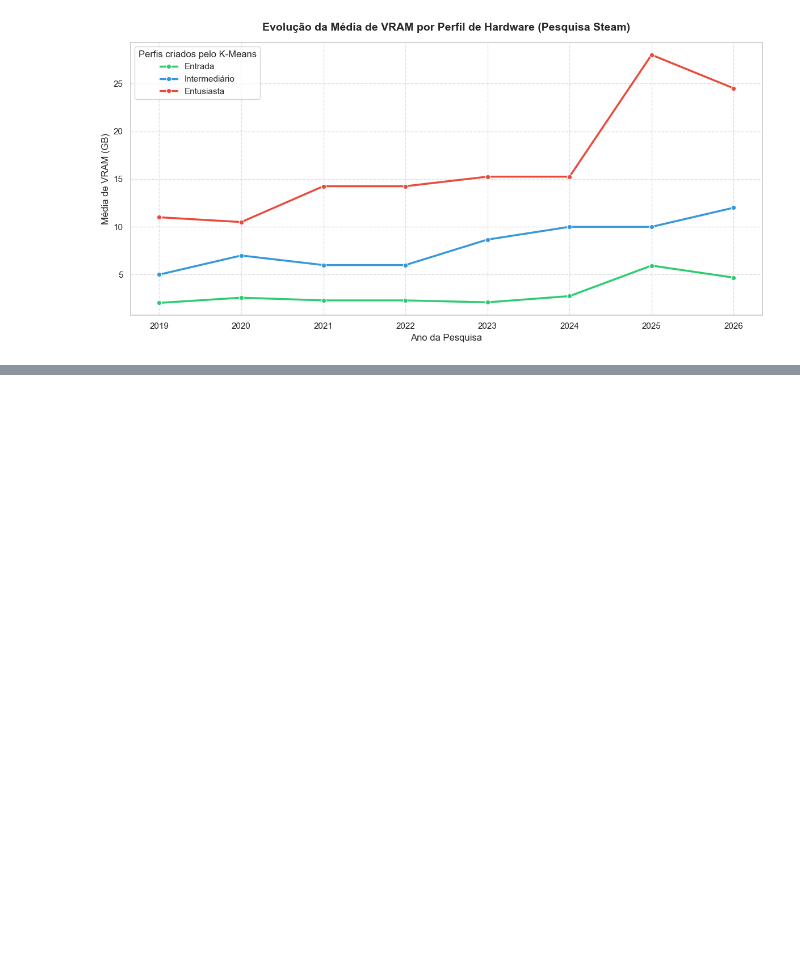
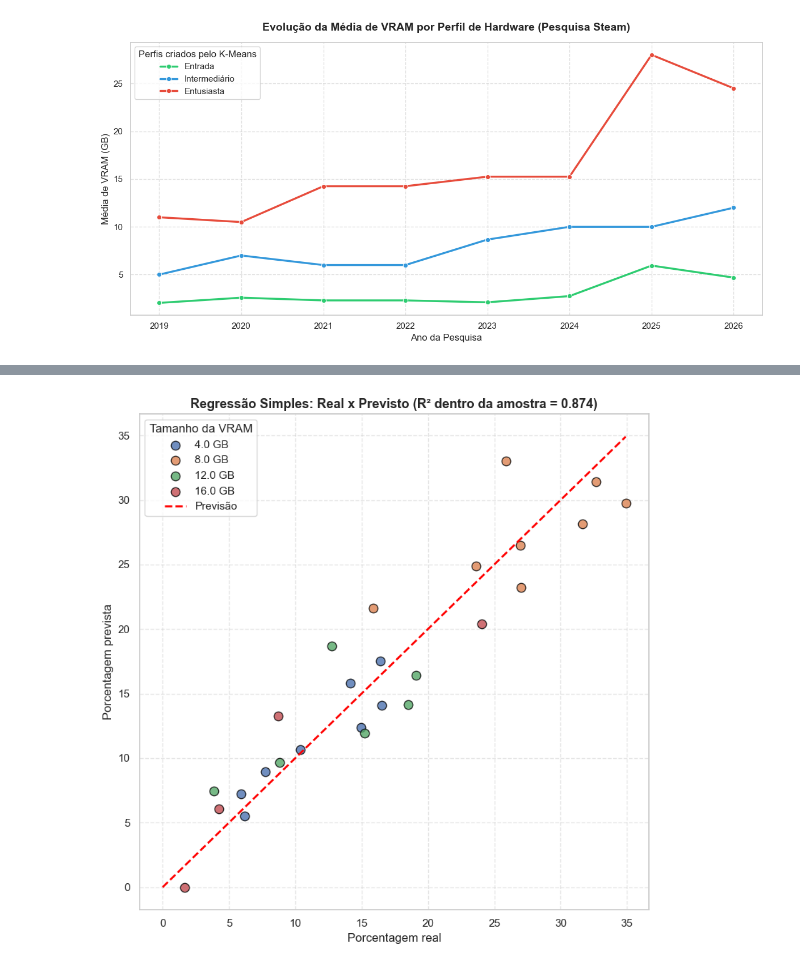
Before and after one commit to caiopaiva92/Trabalho-ICD-, a Jupyter notebook: Análise dos dados/EDA_dados_anuais_unificados.ipynb, the cells around one changed output, grey strips where cells are left out. Cells and saved outputs as stored; diff of their text form; code cells hidden in the pictures; blank space fills up the shorter version.

```diff
--- a/Análise dos dados/EDA_dados_anuais_unificados.ipynb
+++ b/Análise dos dados/EDA_dados_anuais_unificados.ipynb
@@ -338,0 +424,36 @@ plt.show()
+# %%
+
+plt.figure(figsize=(8, 8))
+
+todos_valores_reais = []
+todos_valores_previstos = []
+
+for tier, grupo in df_previsao.groupby('Tier'):
+    if tier not in top_4_tiers:
+        continue
+
+    mapa_previsao = dict(zip(todos_anos, previsoes_tiers[tier]))
+
+    valores_reais = grupo['Porcentagens'].tolist()
+    valores_previstos = [mapa_previsao[ano] for ano in grupo['Ano']]
+
+    plt.scatter(valores_reais, valores_previstos, label=f'{tier} GB', edgecolor='black', alpha=0.8, s=80)
+
+    todos_valores_reais.extend(valores_reais)
+    todos_valores_previstos.extend(valores_previstos)
+
+
+limite_min = min(todos_valores_reais + todos_valores_previstos)
+limite_max = max(todos_valores_reais + todos_valores_previstos)
+plt.plot([limite_min, limite_max], [limite_min, limite_max], color='red', linestyle='--', linewidth=2, label='Previsão')
+
+r2_simples = r2_score(todos_valores_reais, todos_valores_previstos)
+plt.title(f'Regressão Simples: Real x Previsto (R² dentro da amostra = {r2_simples:.3f})', fontsize=13, fontweight='bold')
+plt.xlabel('Porcentagem real')
+plt.ylabel('Porcentagem prevista')
+plt.legend(title='Tamanho da VRAM')
+plt.grid(True, linestyle='--', alpha=0.5)
+plt.tight_layout()
+plt.show()
+# %% [output]
+[figure, added]
```
Also changed, not shown: parts of 12 cells of this notebook.
